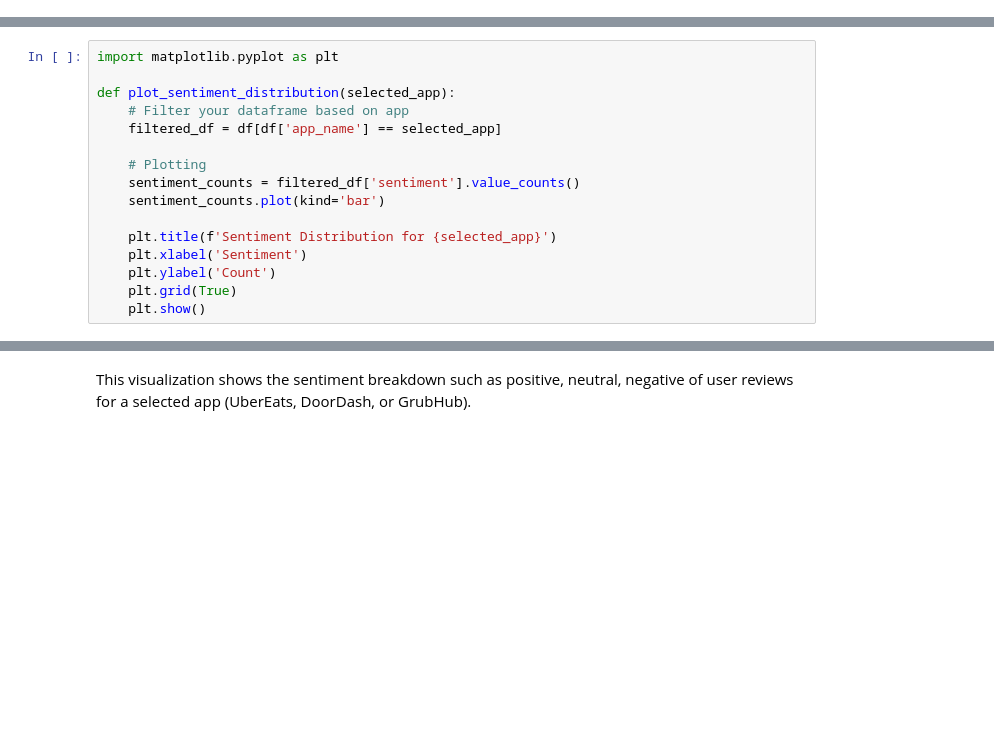
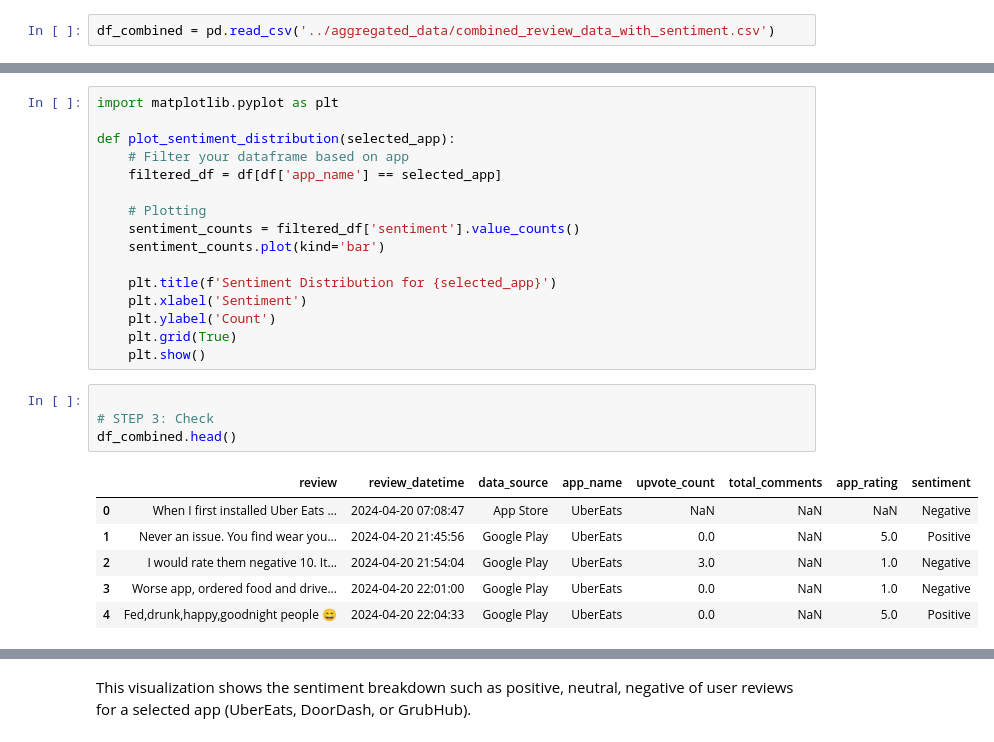
Before and after one commit to chirag1902/Multi-Platform-Review-Analysis-for-Food-Delivery-Apps, a Jupyter notebook: notebooks/Sentiment_Analysis.ipynb, the cells around one changed output, grey strips where cells are left out. Drawn from its saved outputs; the diff is of its cells as text; blank space fills up the shorter version.

```diff
--- a/notebooks/Sentiment_Analysis.ipynb
+++ b/notebooks/Sentiment_Analysis.ipynb
@@ -132,3 +98,5 @@ df_combined = pd.read_csv('combined_review_data_with_sentiment.csv')
+# %%
+df_combined = pd.read_csv('../aggregated_data/combined_review_data_with_sentiment.csv')
 # %%
 df_combined.shape
 # %% [output]
@@ -193,3 +139,14 @@ def plot_sentiment_distribution(selected_app):
     plt.ylabel('Count')
     plt.grid(True)
     plt.show()
+# %%
+
+# STEP 3: Check
+df_combined.head()
+# %% [output]
+|  | review | review_datetime | data_source | app_name | upvote_count | total_comments | app_rating | sentiment |
+| 0 | When I first installed Uber Eats ... | 2024-04-20 07:08:47 | App Store | UberEats | NaN | NaN | NaN | Negative |
+| 1 | Never an issue. You find wear you... | 2024-04-20 21:45:56 | Google Play | UberEats | 0.0 | NaN | 5.0 | Positive |
+| 2 | I would rate them negative 10. It... | 2024-04-20 21:54:04 | Google Play | UberEats | 3.0 | NaN | 1.0 | Negative |
+| 3 | Worse app, ordered food and drive... | 2024-04-20 22:01:00 | Google Play | UberEats | 0.0 | NaN | 1.0 | Negative |
+| 4 | Fed,drunk,happy,goodnight people 😄 | 2024-04-20 22:04:33 | Google Play | UberEats | 0.0 | NaN | 5.0 | Positive |
```
Also changed, not shown: parts of 11 cells of this notebook, 3 other files.
